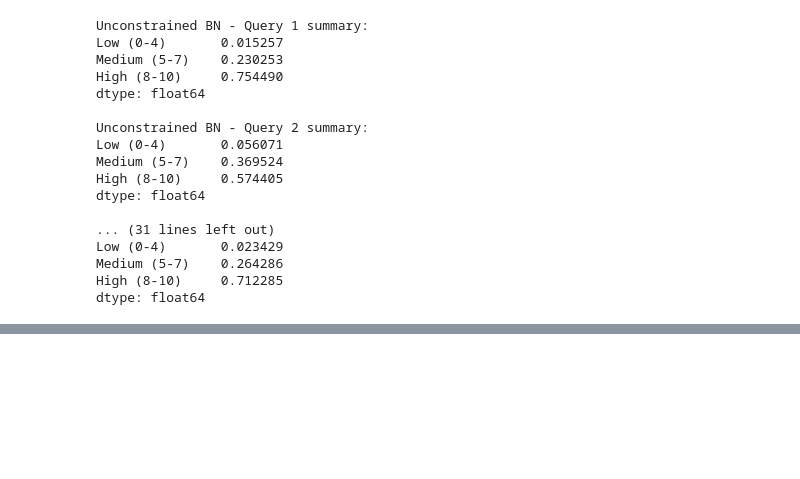
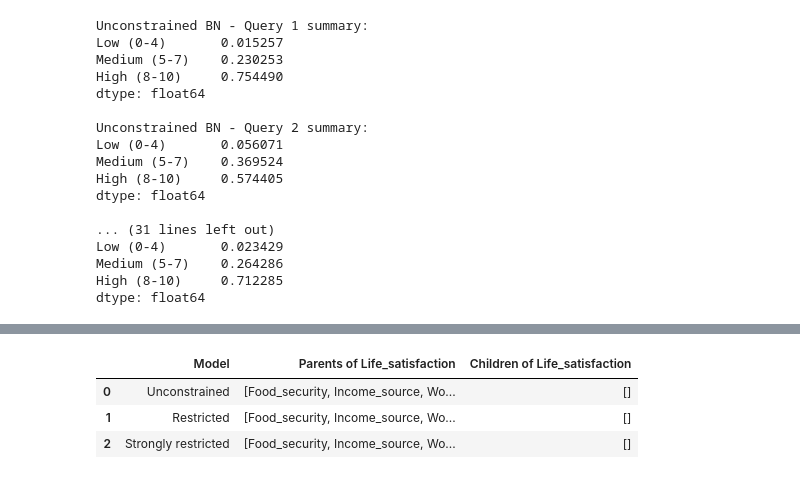
Before and after one commit to mateidiana/WellBeingModelling, a Jupyter notebook: notebooks/bayesian_networks/04_3_bn_global_mh_patterns.ipynb, the cells around one changed output, grey strips where cells are left out. Saved outputs shown, nothing was run; the diff lists cells and outputs as text; code cells hidden in the pictures; blank space fills up the shorter version.

Commit message:
add strongly restricted bn model for canadian survey dataset

```diff
--- a/notebooks/bayesian_networks/04_3_bn_global_mh_patterns.ipynb
+++ b/notebooks/bayesian_networks/04_3_bn_global_mh_patterns.ipynb
@@ -843,0 +1091,12 @@ dtype: float64
+# %%
+# Fit the strongly constrained BN
+bn_restricted_strong = DiscreteBayesianNetwork(learned_dag_restricted_strong.edges())
+
+bn_restricted_strong.fit(
+    df_bn_model,
+    estimator=BayesianEstimator,
+    prior_type="BDeu",
+    equivalent_sample_size=10
+)
+
+print("Strongly restricted model check:", bn_restricted_strong.check_model())
@@ -843,0 +1277,22 @@ dtype: float64
+# %%
+# Compare parents of Life_satisfaction across BN versions
+comparison_rows = []
+
+for model_name, model_obj in [
+    ("Unconstrained", bn_unconstrained),
+    ("Restricted", bn_restricted),
+    ("Strongly restricted", bn_restricted_strong)
+]:
+    if "Life_satisfaction" in model_obj.nodes():
+        comparison_rows.append({
+            "Model": model_name,
+            "Parents of Life_satisfaction": list(model_obj.predecessors("Life_satisfaction")),
+            "Children of Life_satisfaction": list(model_obj.successors("Life_satisfaction"))
+        })
+
+pd.DataFrame(comparison_rows)
+# %% [output]
+|  | Model | Parents of Life_satisfaction | Children of Life_satisfaction |
+| 0 | Unconstrained | [Food_security, Income_source, Wo... | [] |
+| 1 | Restricted | [Food_security, Income_source, Wo... | [] |
+| 2 | Strongly restricted | [Food_security, Income_source, Wo... | [] |
```
Also changed, not shown: parts of 8 cells of this notebook.
